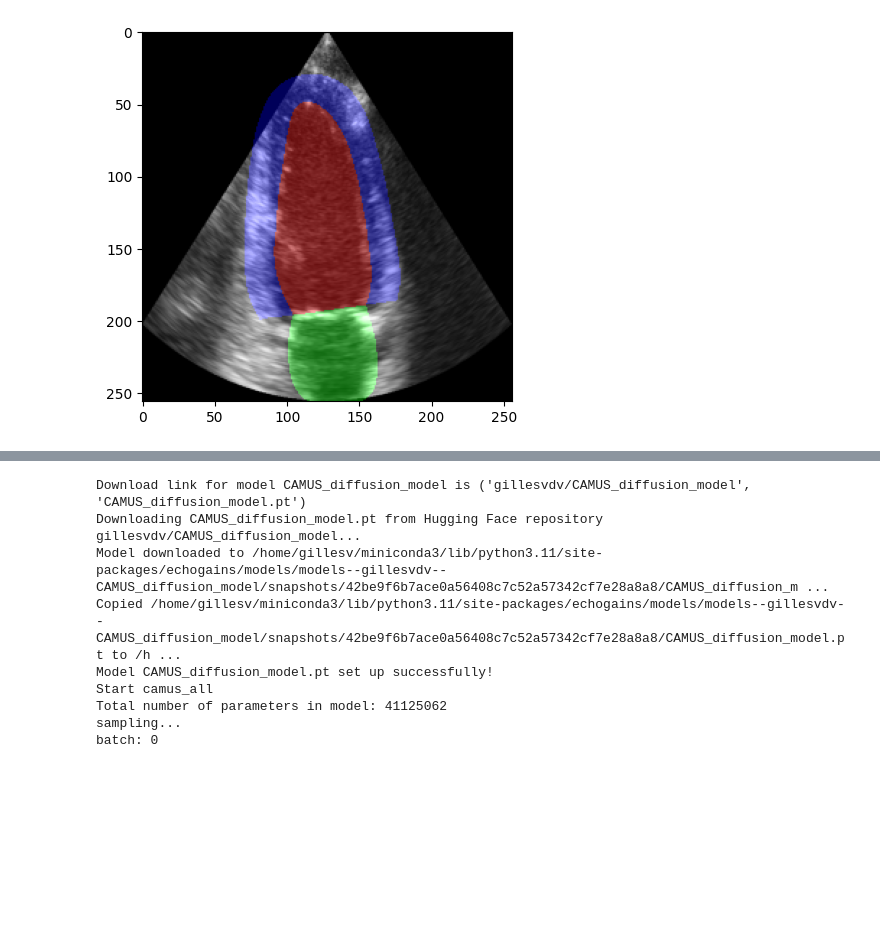
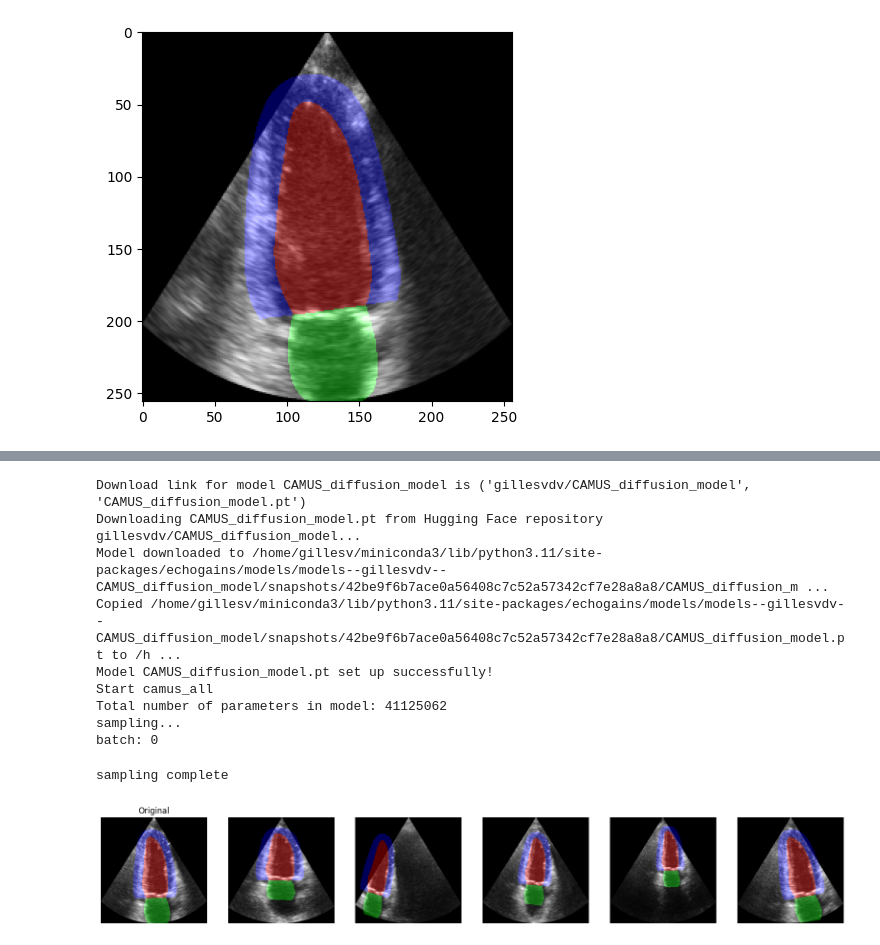
Before and after one commit to devilog4n/EchoGAINS, a Jupyter notebook: tutorial/tutorial.ipynb, the cells around one changed output, grey strips where cells are left out. Saved outputs shown, nothing was run; the diff lists cells and outputs as text; code cells hidden in the pictures; blank space fills up the shorter version.

```diff
--- a/tutorial/tutorial.ipynb
+++ b/tutorial/tutorial.ipynb
@@ -143,6 +143,8 @@ def create_dataset(sample_frames, sample_segments, output_dir, num_frames=5):
 
 # Define output dataset path
 custom_dataset_path = os.path.join(download_loc, "custom_dataset")
+label_path=os.path.join(custom_dataset_path, "labels")
+images_path = os.path.join(custom_dataset_path, "images")
 
 # resize sample_a2c to (256,256)
 sample_a2c = resize(sample_a2c, (sample_a2c.shape[0], 256, 256), preserve_range=True)
@@ -221,15 +223,16 @@ plt.show()
 # %%
 # Now we run RePaint inference
-# This can take a long time depending on your hardware
-# On an A100 GPU, it takes around 15 minutes per batch of 32 images
 # First, we need to download a nodel trained on CAMUS from HuggingFace
 echogains.download_and_set_up_model('CAMUS_diffusion_model')
 
-output_path = os.path.join(download_loc, "repaint", "output")
+# buffer_path is the directory used for temporary storage during inference
+buffer_path = os.path.join(download_loc, "repaint", "buffer")
 nb_files_in_dataset = nb_frames * nb_augmentations
+aug_output_path=os.path.join(augmented_dataset_path, "images")
 
 # Now we run RePaint inference
-config = echogains.load_default_config('CAMUS_diffusion_model',repaint_keep_path,repaint_masks_path,output_path)
+config = echogains.load_default_config('CAMUS_diffusion_model',repaint_keep_path,repaint_masks_path,
+                                       buffer_path,images_path)
 
 echogains.run_repaint(config)
 # %% [output]
@@ -242,3 +245,41 @@ Start camus_all
 Total number of parameters in model: 41125062
 sampling...
 batch: 0
+sampling complete
+# %%
+
+# Let's visualize a sample of the dataset and it's augmentations
+
+fig, axs = plt.subplots(1, nb_augmentations+1, figsize=(20, 10))
+
+original_sample = 'frame4'
+
+# Load the original image
+original_img = plt.imread(os.path.join(images_path, f"{original_sample}.png"))
+original_label = plt.imread(os.path.join(label_path, f"{original_sample}.png"))
+original_label=(256*original_label).astype(np.uint8)
+
+original_visual = echogains.create_visualization(original_img, original_label)
+
+
+axs[0].imshow(original_visual)
+axs[0].set_title("Original")
+
+
+
+# Load the augmented images
+for i in range(nb_augmentations):
+    augmented_img = plt.imread(os.path.join(augmented_dataset_path, "images", f"{original_sample}_aug{i}.png"))
+    augmented_img=augmented_img[:,:,0] # rgb to grayscale
+    augmented_label = plt.imread(os.path.join(augmented_dataset_path, "labels", f"{original_sample}_aug{i}.png"))
+    augmented_label=(256*augmented_label).astype(np.uint8)
+    augmented_visual = echogains.create_visualization(augmented_img, augmented_label)
+    axs[i+1].imshow(augmented_visual)
+
+
+# remove axis
+for ax in axs:
+    ax.axis('off')
+plt.show()
+# %% [output]
+[figure, added]
```
Also changed, not shown: parts of 2 cells of this notebook.
